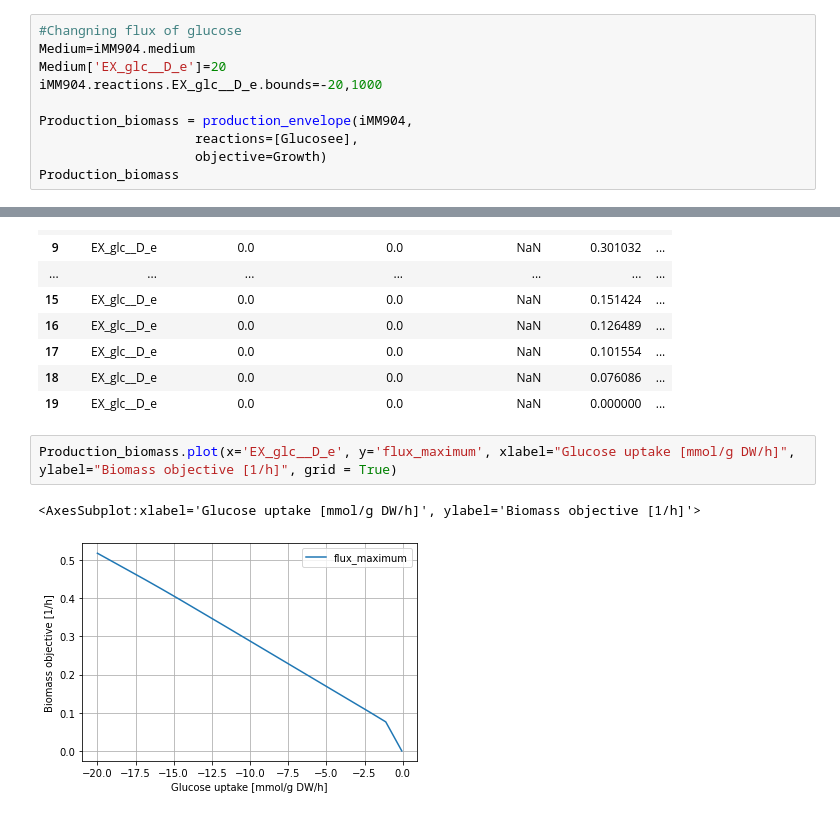
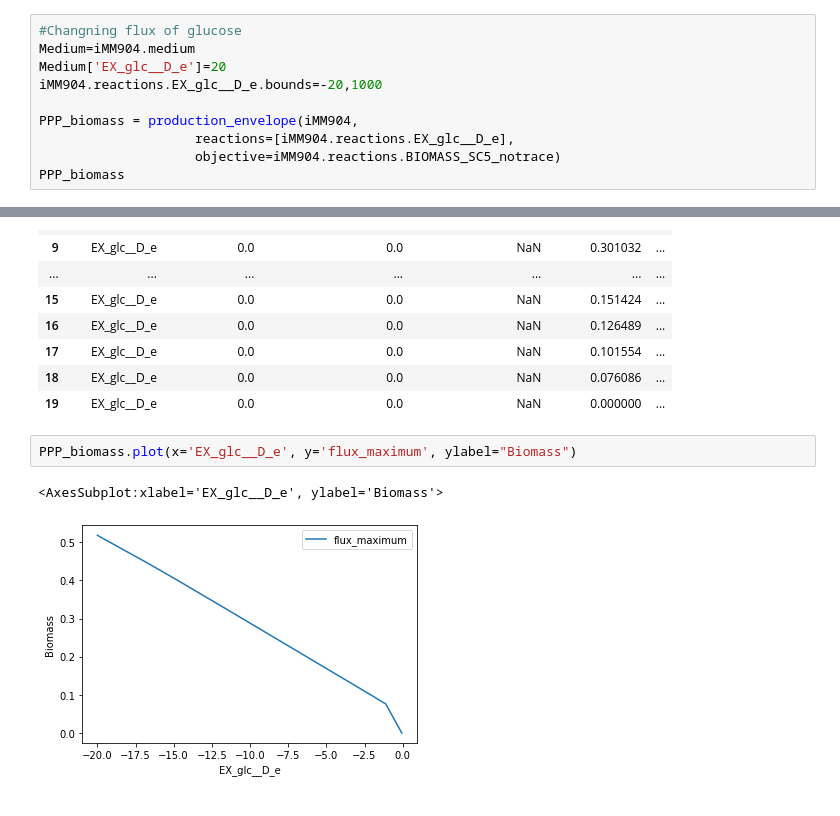
Before and after one commit to 27410/group-assignment-group-8, a Jupyter notebook: Analysis/Phaseplane.ipynb, the cells around one changed output, grey strips where cells are left out. Cells and saved outputs as stored; diff of their text form.

```diff
--- a/Analysis/Phaseplane.ipynb
+++ b/Analysis/Phaseplane.ipynb
@@ -17,10 +14,10 @@ Medium=iMM904.medium
 Medium['EX_glc__D_e']=20
 iMM904.reactions.EX_glc__D_e.bounds=-20,1000
 
-Production_biomass = production_envelope(iMM904,
-                    reactions=[Glucosee],
-                    objective=Growth)
-Production_biomass
+PPP_biomass = production_envelope(iMM904,
+                    reactions=[iMM904.reactions.EX_glc__D_e],
+                    objective=iMM904.reactions.BIOMASS_SC5_notrace)
+PPP_biomass
 # %% [output]
 |  | carbon_source | flux_minimum | carbon_yield_minimum | mass_yield_minimum | flux_maximum | ... |
 | 0 | EX_glc__D_e | 0.0 | 0.0 | NaN | 0.517919 | ... |
@@ -40,7 +37,7 @@ Production_biomass
 | 18 | EX_glc__D_e | 0.0 | 0.0 | NaN | 0.076086 | ... |
 | 19 | EX_glc__D_e | 0.0 | 0.0 | NaN | 0.000000 | ... |
 # %%
-Production_biomass.plot(x='EX_glc__D_e', y='flux_maximum', xlabel="Glucose uptake [mmol/g DW/h]", ylabel="Biomass objective [1/h]", grid = True)
+PPP_biomass.plot(x='EX_glc__D_e', y='flux_maximum', ylabel="Biomass")
 # %% [output]
-<AxesSubplot:xlabel='Glucose uptake [mmol/g DW/h]', ylabel='Biomass objective [1/h]'>
+<AxesSubplot:xlabel='EX_glc__D_e', ylabel='Biomass'>
-[figure, old version]
+[figure, new version]
```
Also changed, not shown: parts of 5 cells of this notebook.
